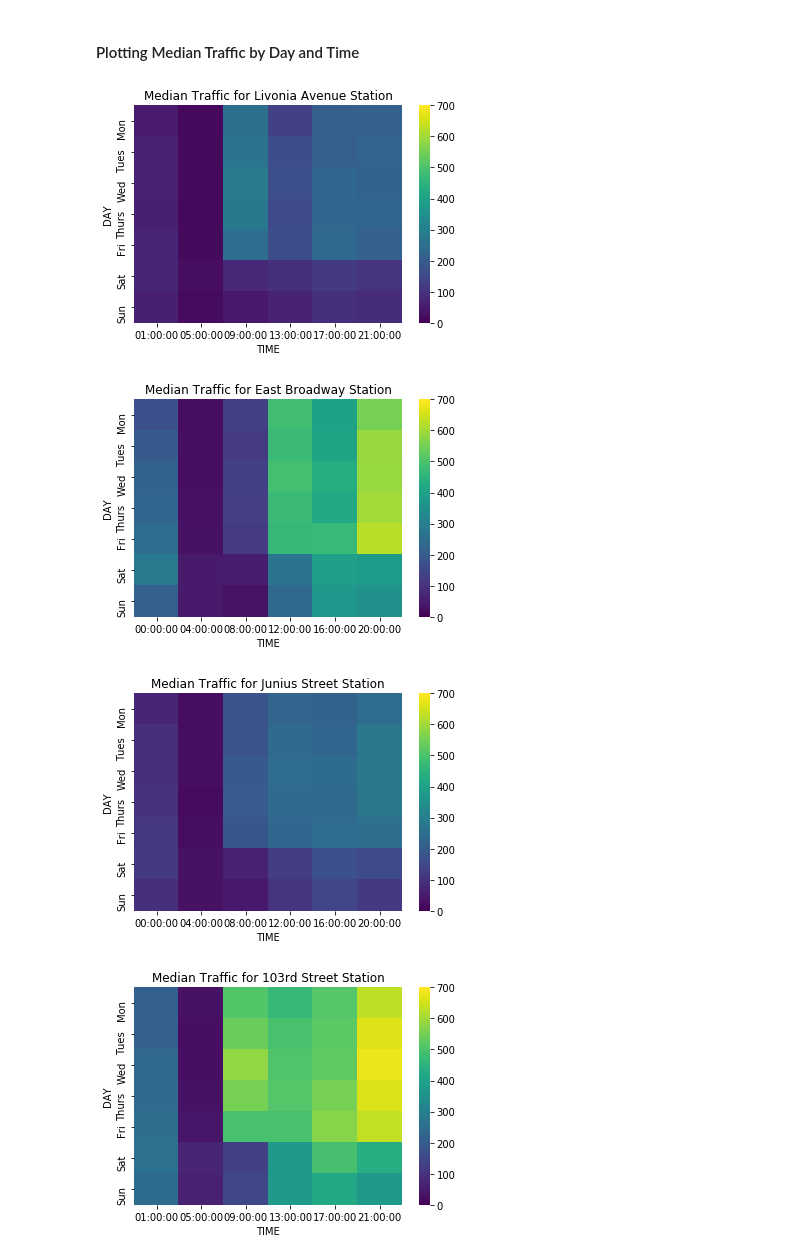
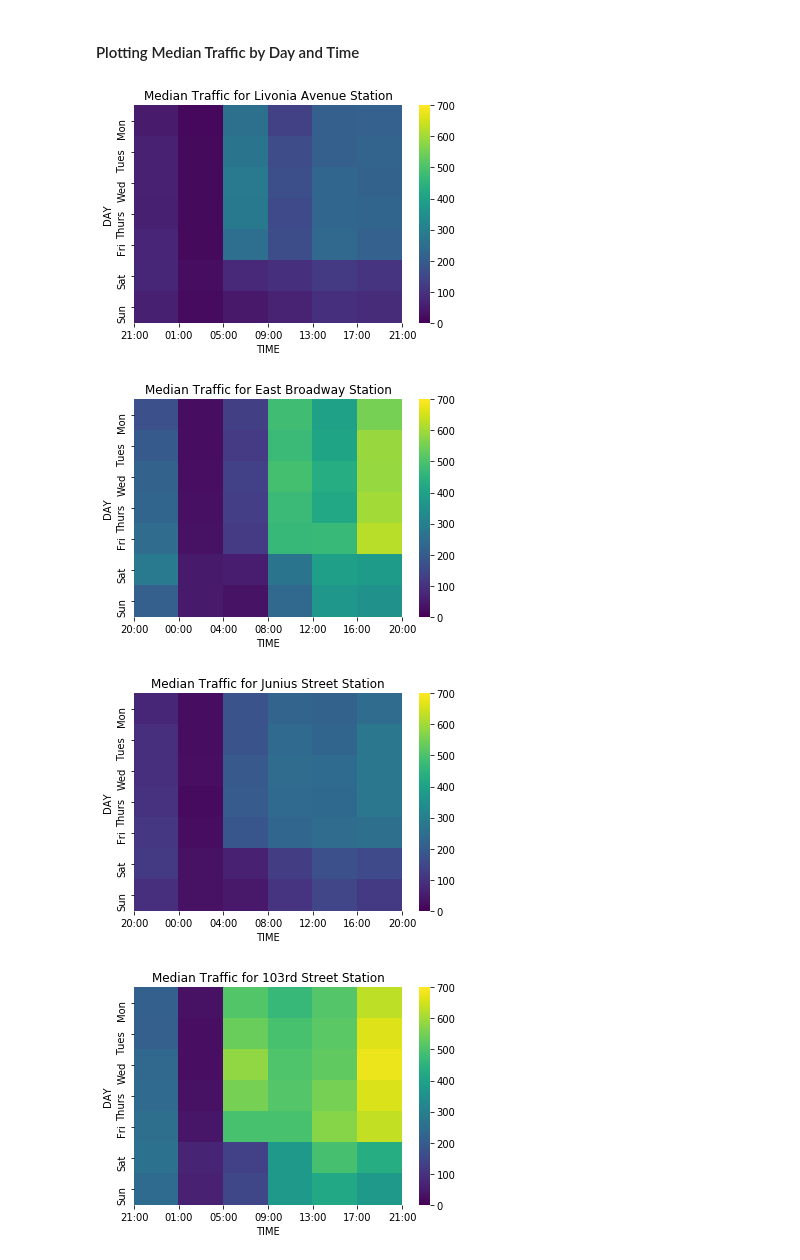
Before and after one commit to brendanlafferty/MTA-EDA, a Jupyter notebook: Bar_heat_maps.ipynb, the cells around one changed output. Cells and saved outputs as stored; diff of their text form; code cells hidden in the pictures.

Commit message:
fixing heatmap axes

```diff
--- a/Bar_heat_maps.ipynb
+++ b/Bar_heat_maps.ipynb
@@ -77,19 +77,24 @@ for station, plain_station in zip(stations_to_plot, plain_station_names):
 # %%
 ylabels = ['Mon','Tues','Wed','Thurs','Fri','Sat','Sun']
 for station, plain_station in zip(stations_to_plot, plain_station_names):
 
     heat_map_df = station_median_data_daily_hourly[station_median_data_daily_hourly['STATION'] == station]
     heat_map_df = heat_map_df[heat_map_df['TIME'].map(lambda x: str(x).endswith('00:00'))]
+    heat_map_df['TIME'] = heat_map_df['TIME'].map(lambda x: str(x)[0:-3])
 
     pivoted =  heat_map_df.pivot(index='DAY', columns='TIME', values='TOTAL_TRAF')
+
+    labels = list(heat_map_df['TIME'].unique())
+    labels = [labels[-1]] + labels
 
     plt.figure()
     heat = sns.heatmap(pivoted, cmap='viridis', vmin=0, vmax=700, yticklabels=ylabels)
     heat.set_title('Median Traffic for {} Station'.format(plain_station))
+    plt.xticks(np.linspace(0,6,7), labels)
 
     plt.savefig('data/{}_heatmap.png'.format(plain_station.replace(' ', '_')), dpi=300, transparent=True)
 # %% [output]
-[figure, old version]
+[figure, new version]
-[figure, old version]
+[figure, new version]
-[figure, old version]
+[figure, new version]
-[figure, old version]
+[figure, new version]
```
